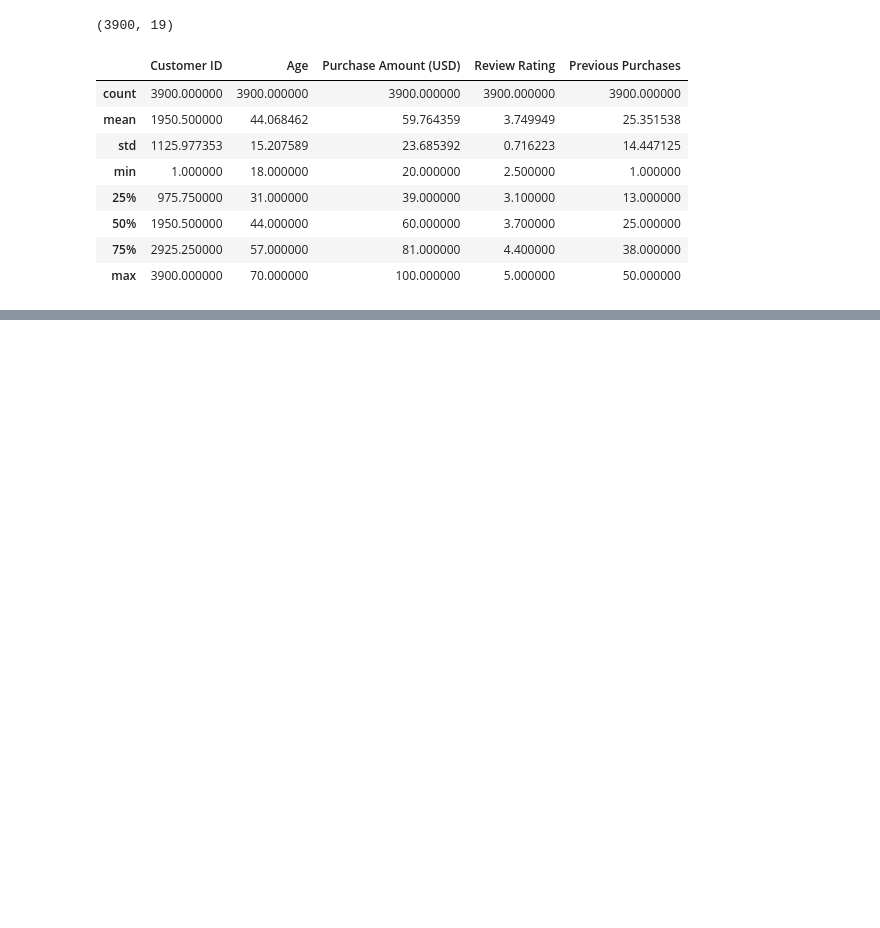
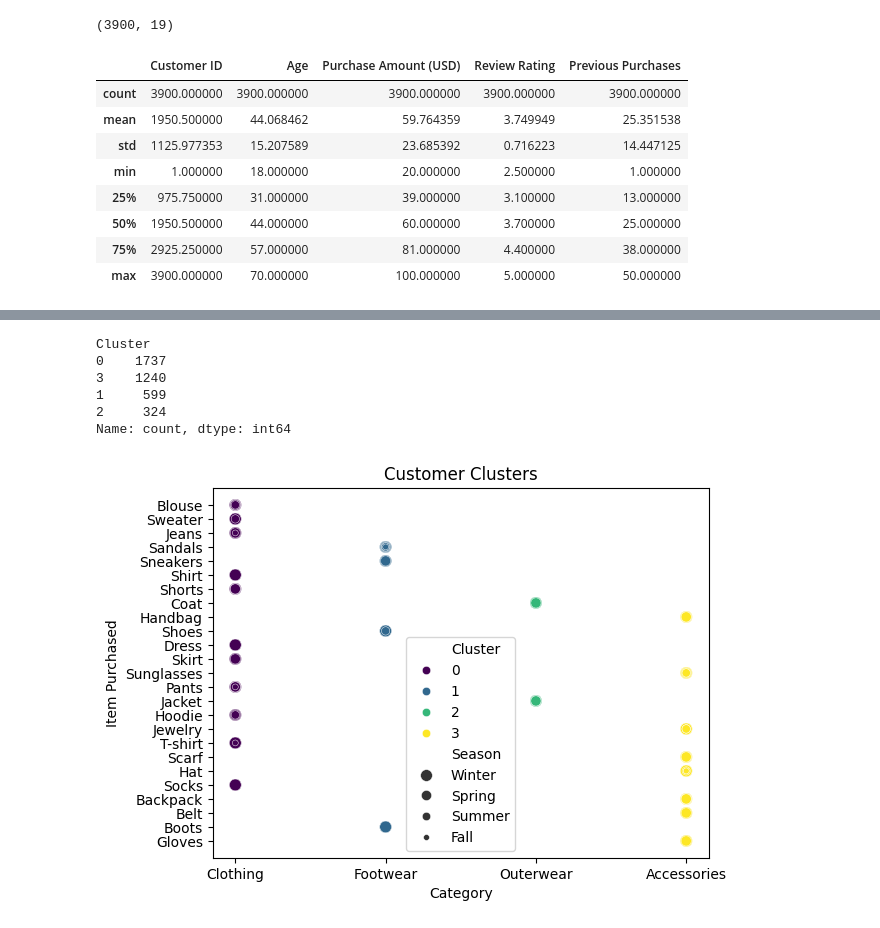
Before and after one commit to AaryanGole26/ACE_CustomerConnect, a Jupyter notebook: data.ipynb, the cells around one changed output, grey strips where cells are left out. Drawn from its saved outputs; the diff is of its cells as text; code cells hidden in the pictures; blank space fills up the shorter version.

```diff
--- a/data.ipynb
+++ b/data.ipynb
@@ -50,0 +201,4 @@ df.describe()
+# %%
+df1 = df
+df = df_encoded
+df1.tail()
@@ -50,0 +232,3 @@ df.describe()
+# %%
+df = df.drop(['Gender_Female', 'Discount Applied_No', 'Promo Code Used_No'], axis=1)
+df.head()
@@ -50,0 +263,5 @@ df.describe()
+# %%
+# Scaling the attributes
+scaler = StandardScaler()
+X_scaled = scaler.fit_transform(df)
+print(X_scaled)
@@ -50,0 +282,6 @@ df.describe()
+# %%
+from sklearn.cluster import KMeans
+optimal_k = 4
+kmeans = KMeans(n_clusters=optimal_k, random_state=42, n_init=10)
+df["Cluster"] = kmeans.fit_predict(X_scaled)
+df.head()
@@ -50,0 +315,17 @@ df.describe()
+# %%
+df['Cluster'].value_counts()
+# %% [output]
+Cluster
+0    1737
+3    1240
+1     599
+2     324
+Name: count, dtype: int64
+# %%
+import seaborn as sns
+# Plot clusters based on Purchase Amount and Age
+sns.scatterplot(x=df1["Category"], y=df1["Item Purchased"], hue=df["Cluster"], palette="viridis", size='Season', data=df1)
+plt.title("Customer Clusters")
+plt.show()
+# %% [output]
+[figure, added]
```
Also changed, not shown: parts of 24 cells of this notebook, 15 other files.
